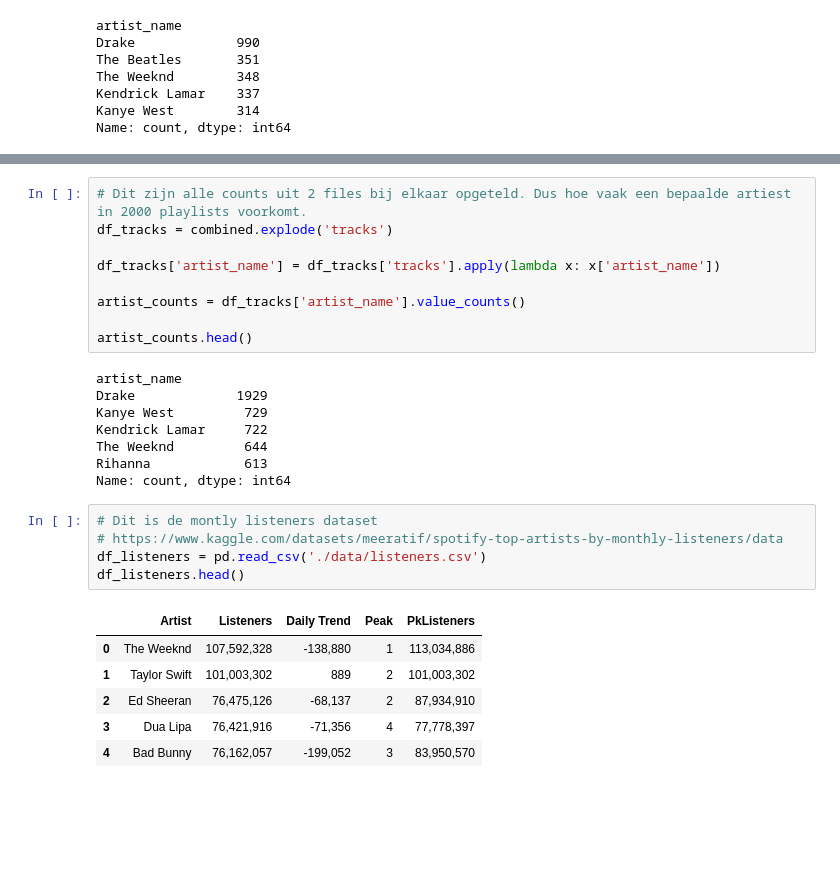
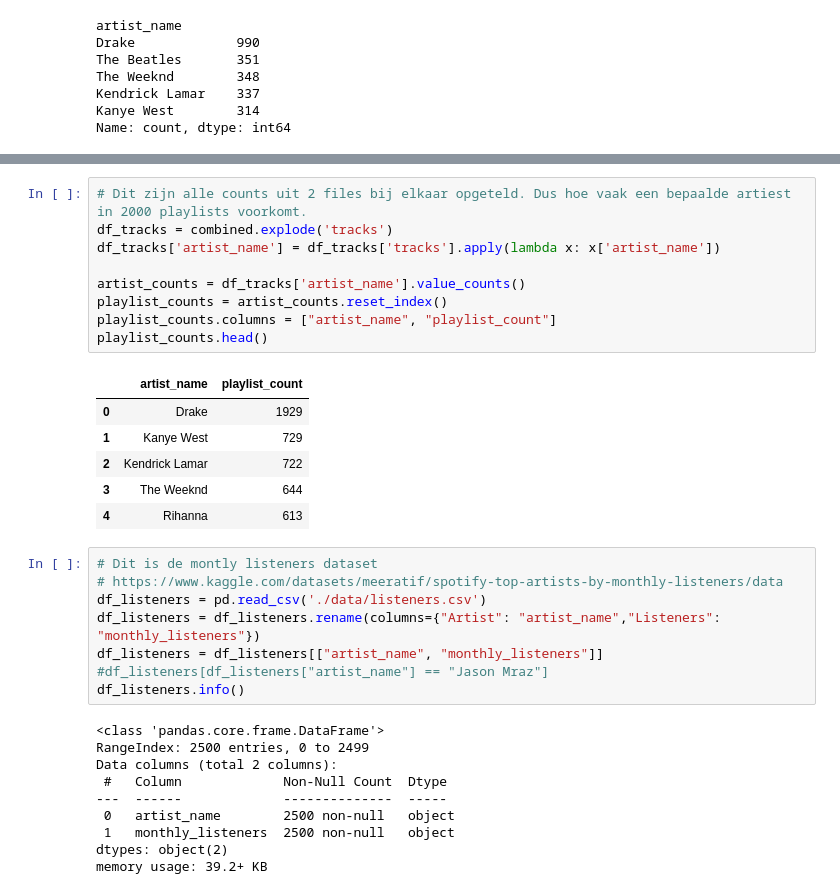
Before and after one commit to sarahkruse61/recsys, a Jupyter notebook: project.ipynb, the cells around one changed output, grey strips where cells are left out. Saved outputs shown, nothing was run; the diff lists cells and outputs as text; blank space fills up the shorter version.

```diff
--- a/project.ipynb
+++ b/project.ipynb
@@ -110,29 +129,34 @@ combined.head()
 # %%
 # Dit zijn alle counts uit 2 files bij elkaar opgeteld. Dus hoe vaak een bepaalde artiest in 2000 playlists voorkomt.
 df_tracks = combined.explode('tracks')
-
 df_tracks['artist_name'] = df_tracks['tracks'].apply(lambda x: x['artist_name'])
 
 artist_counts = df_tracks['artist_name'].value_counts()
-
-artist_counts.head()
+playlist_counts = artist_counts.reset_index()
+playlist_counts.columns = ["artist_name", "playlist_count"]
+playlist_counts.head()
 # %% [output]
-artist_name
-Drake             1929
-Kanye West         729
-Kendrick Lamar     722
-The Weeknd         644
-Rihanna            613
-Name: count, dtype: int64
+|  | artist_name | playlist_count |
+| 0 | Drake | 1929 |
+| 1 | Kanye West | 729 |
+| 2 | Kendrick Lamar | 722 |
+| 3 | The Weeknd | 644 |
+| 4 | Rihanna | 613 |
 # %%
 # Dit is de montly listeners dataset
 # https://www.kaggle.com/datasets/meeratif/spotify-top-artists-by-monthly-listeners/data
 df_listeners = pd.read_csv('./data/listeners.csv')
-df_listeners.head()
+df_listeners = df_listeners.rename(columns={"Artist": "artist_name","Listeners": "monthly_listeners"})
+df_listeners = df_listeners[["artist_name", "monthly_listeners"]]
+#df_listeners[df_listeners["artist_name"] == "Jason Mraz"]
+df_listeners.info()
 # %% [output]
-|  | Artist | Listeners | Daily Trend | Peak | PkListeners |
-| 0 | The Weeknd | 107,592,328 | -138,880 | 1 | 113,034,886 |
-| 1 | Taylor Swift | 101,003,302 | 889 | 2 | 101,003,302 |
-| 2 | Ed Sheeran | 76,475,126 | -68,137 | 2 | 87,934,910 |
-| 3 | Dua Lipa | 76,421,916 | -71,356 | 4 | 77,778,397 |
-| 4 | Bad Bunny | 76,162,057 | -199,052 | 3 | 83,950,570 |
+<class 'pandas.core.frame.DataFrame'>
+RangeIndex: 2500 entries, 0 to 2499
+Data columns (total 2 columns):
+ #   Column             Non-Null Count  Dtype
+---  ------             --------------  -----
+ 0   artist_name        2500 non-null   object
+ 1   monthly_listeners  2500 non-null   object
+dtypes: object(2)
+memory usage: 39.2+ KB
```
Also changed, not shown: parts of 12 cells of this notebook, 2 other files.
